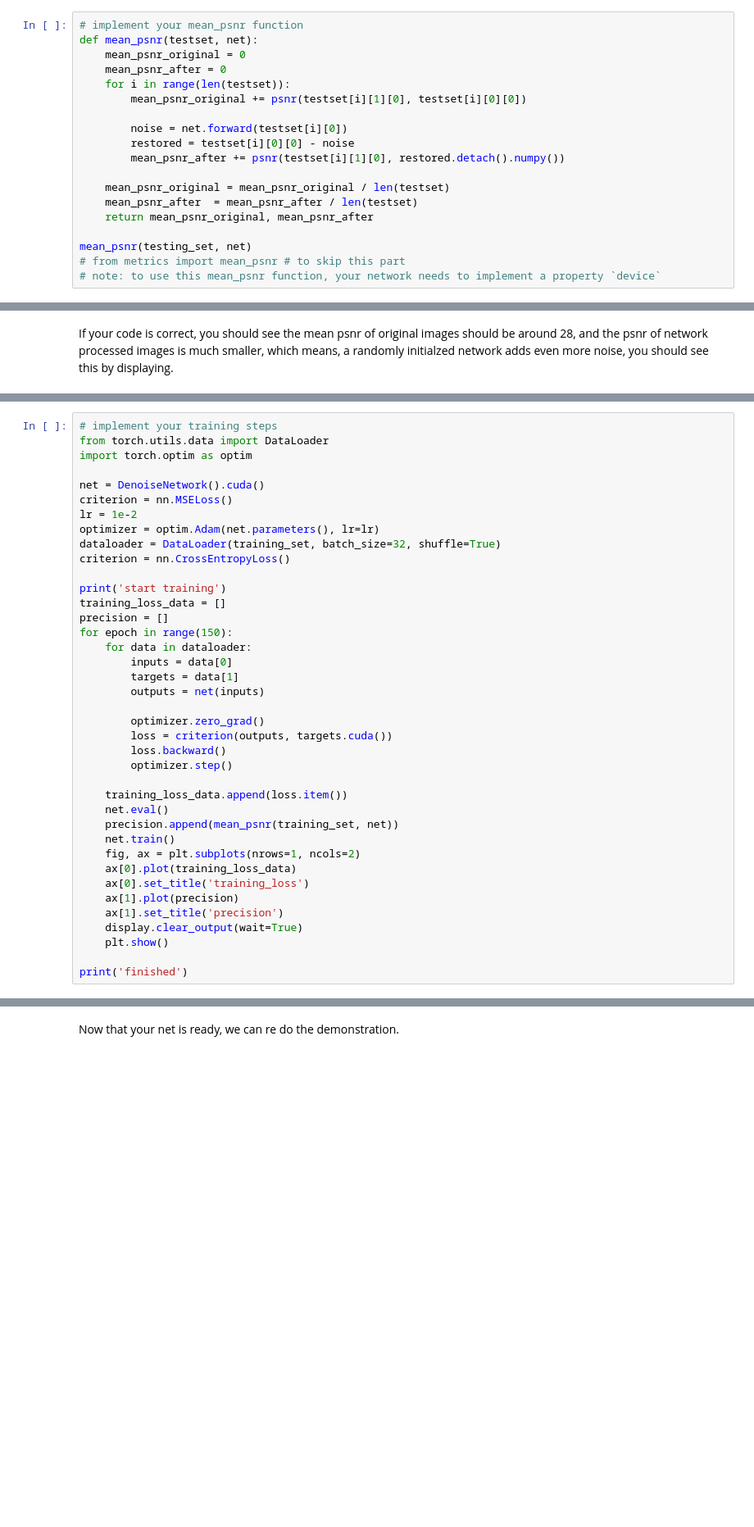
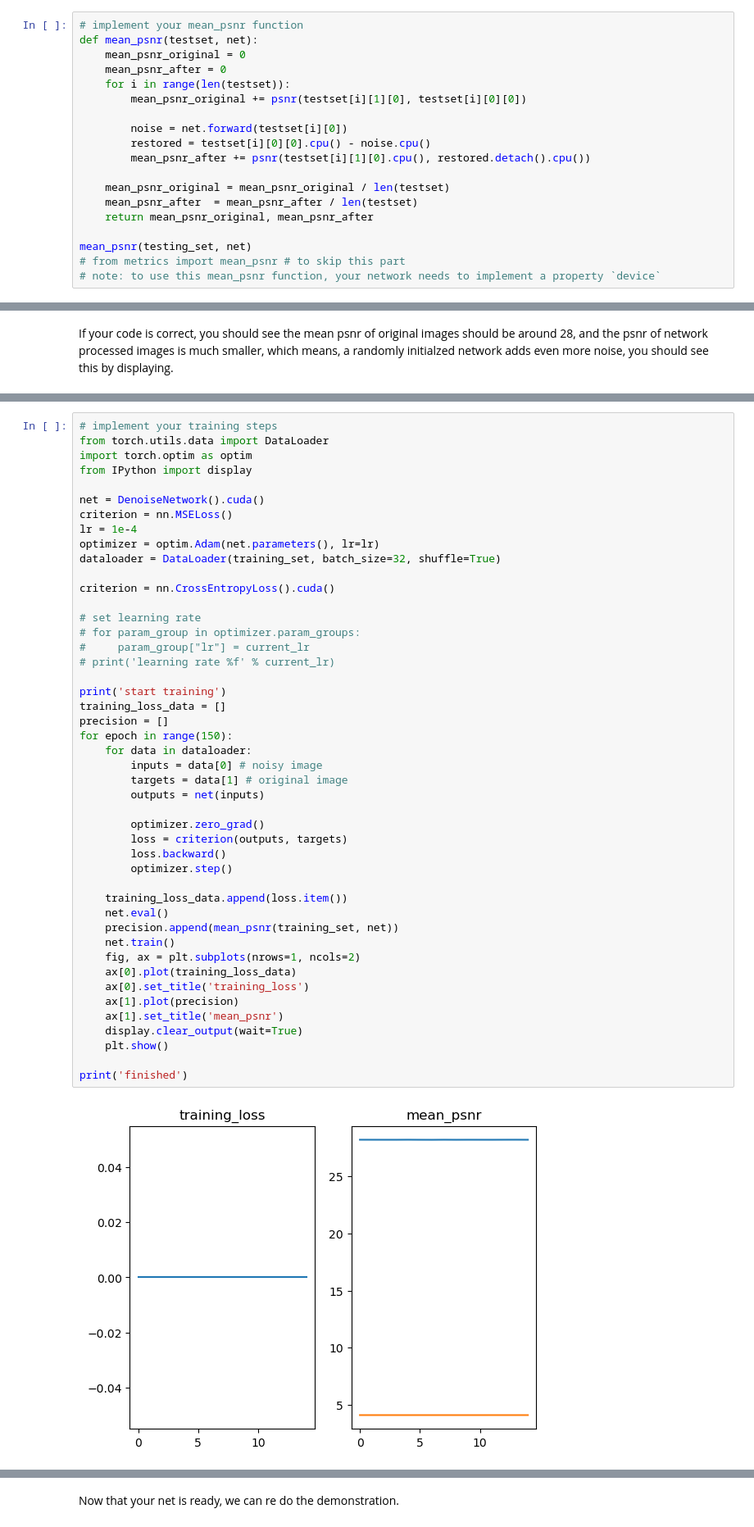
Before and after one commit to GeorgeSheslow/ELEC5304_Assignments, a Jupyter notebook: A1/project_1.ipynb, the cells around one changed output, grey strips where cells are left out. Shown at 82% size. Cells and saved outputs as stored; diff of their text form; blank space fills up the shorter version.

```diff
--- a/A1/project_1.ipynb
+++ b/A1/project_1.ipynb
@@ -242,8 +267,8 @@ def mean_psnr(testset, net):
         mean_psnr_original += psnr(testset[i][1][0], testset[i][0][0])
 
         noise = net.forward(testset[i][0])
-        restored = testset[i][0][0] - noise
-        mean_psnr_after += psnr(testset[i][1][0], restored.detach().numpy())
+        restored = testset[i][0][0].cpu() - noise.cpu()
+        mean_psnr_after += psnr(testset[i][1][0].cpu(), restored.detach().cpu())
 
     mean_psnr_original = mean_psnr_original / len(testset)
     mean_psnr_after  = mean_psnr_after / len(testset)
@@ -297,39 +322,47 @@ Checklist:
 # implement your training steps
 from torch.utils.data import DataLoader
 import torch.optim as optim
+from IPython import display
 
 net = DenoiseNetwork().cuda()
 criterion = nn.MSELoss()
-lr = 1e-2
+lr = 1e-4
 optimizer = optim.Adam(net.parameters(), lr=lr)
 dataloader = DataLoader(training_set, batch_size=32, shuffle=True)
-criterion = nn.CrossEntropyLoss()
+
+criterion = nn.CrossEntropyLoss().cuda()
+
+# set learning rate
+# for param_group in optimizer.param_groups:
+#     param_group["lr"] = current_lr
+# print('learning rate %f' % current_lr)
 
 print('start training')
 training_loss_data = []
 precision = []
 for epoch in range(150):
     for data in dataloader:
-        inputs = data[0]
-        targets = data[1]
+        inputs = data[0] # noisy image
+        targets = data[1] # original image
         outputs = net(inputs)
 
         optimizer.zero_grad()
-        loss = criterion(outputs, targets.cuda())
+        loss = criterion(outputs, targets)
         loss.backward()
         optimizer.step()
 
     training_loss_data.append(loss.item())
     net.eval()
     precision.append(mean_psnr(training_set, net))
     net.train()
     fig, ax = plt.subplots(nrows=1, ncols=2)
     ax[0].plot(training_loss_data)
     ax[0].set_title('training_loss')
     ax[1].plot(precision)
-    ax[1].set_title('precision')
+    ax[1].set_title('mean_psnr')
     display.clear_output(wait=True)
     plt.show()
 
 print('finished')
 # %% [output]
+[figure, added]
```
Also changed, not shown: parts of 9 cells of this notebook.
